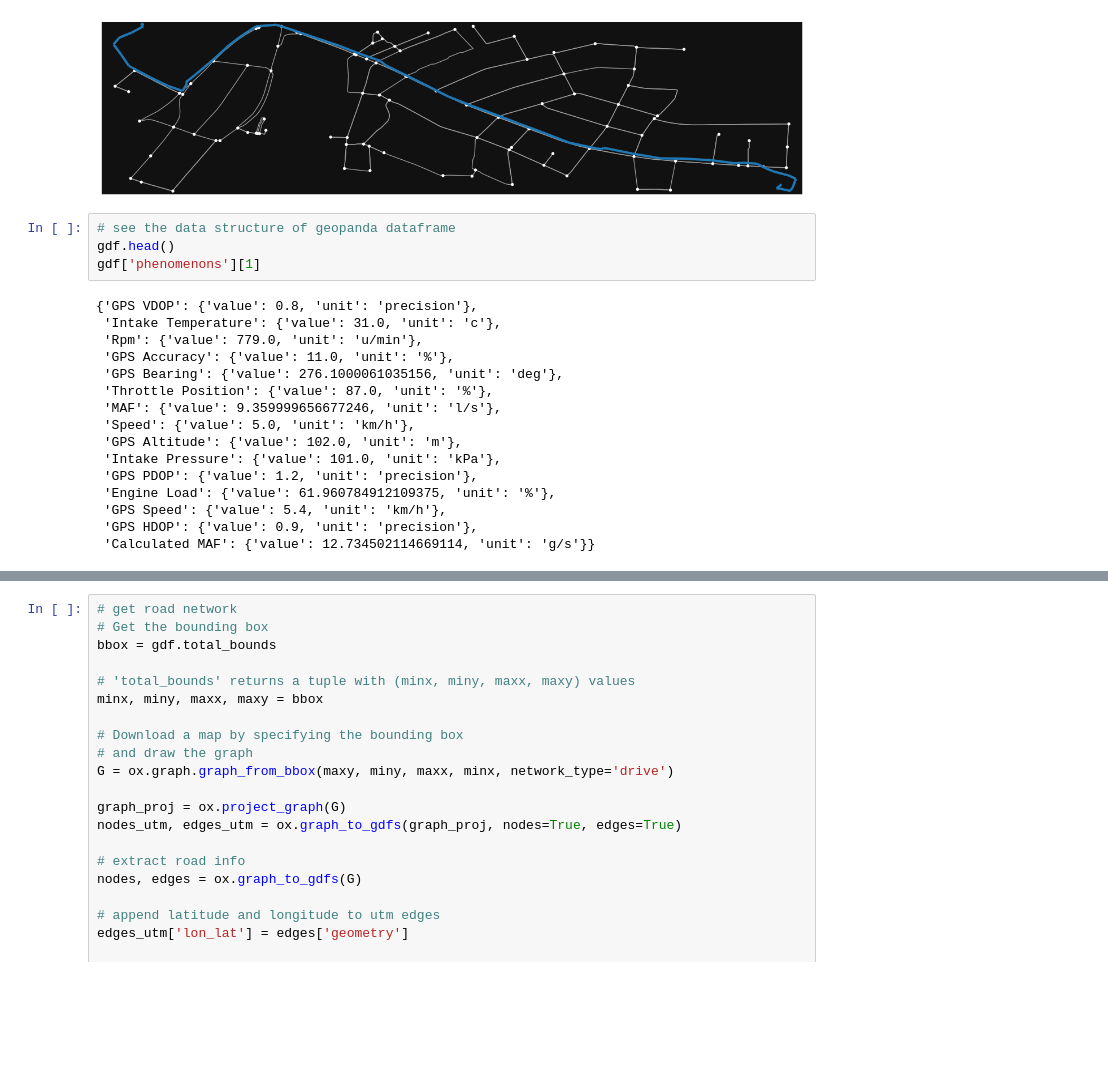
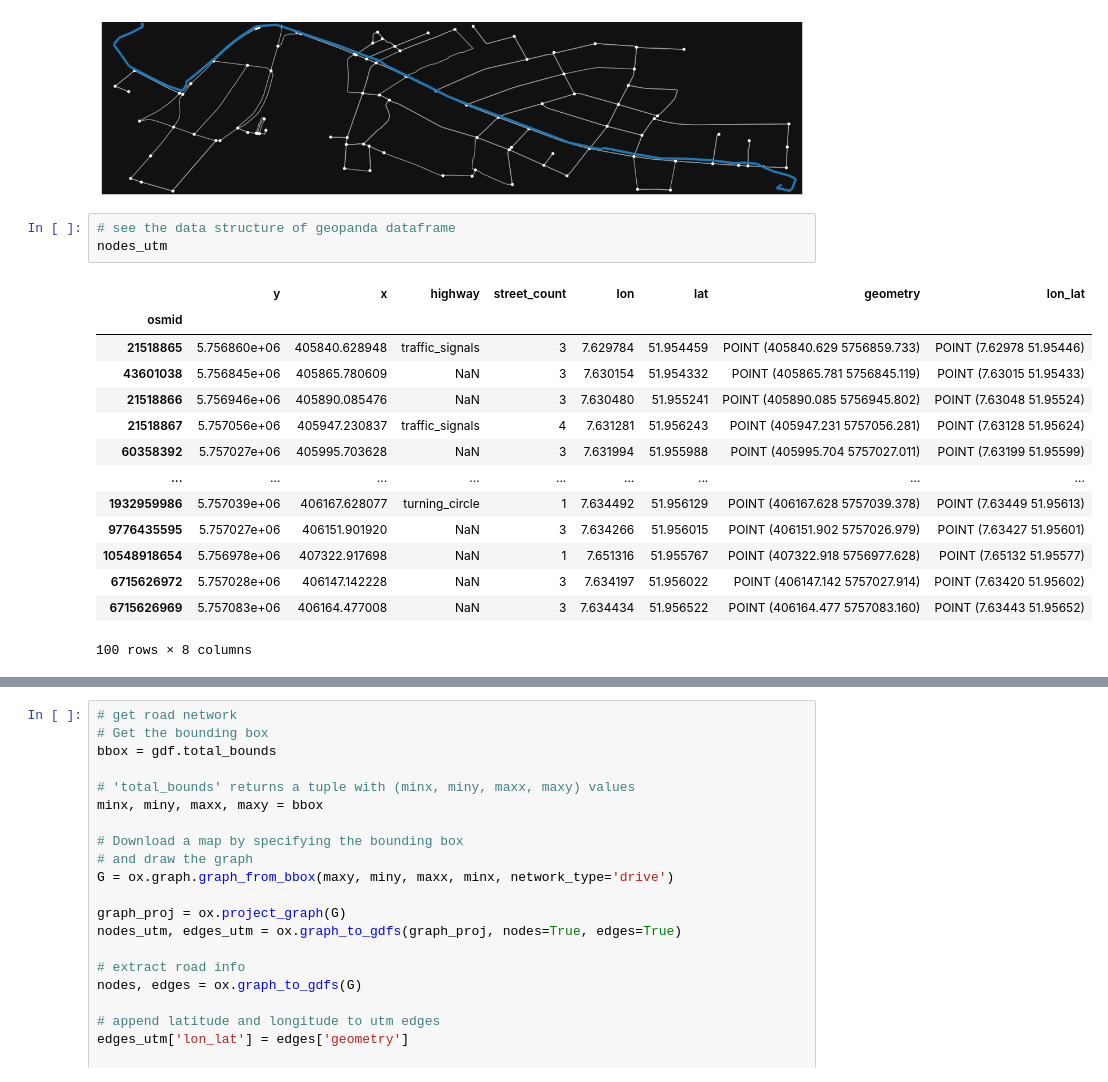
Before and after one commit to gjgress/G-RIPS-2022-Mitsubishi-A, a Jupyter notebook: Code/Fuzzy/trajectory_info.ipynb, the cells around one changed output, grey strips where cells are left out. Drawn from its saved outputs; the diff is of its cells as text; blank space fills up the shorter version.

```diff
--- a/Code/Fuzzy/trajectory_info.ipynb
+++ b/Code/Fuzzy/trajectory_info.ipynb
@@ -77,24 +77,22 @@ AttributeError: module 'osmnx' has no attribute 'features'
 [figure]
 # %%
 # see the data structure of geopanda dataframe
-gdf.head()
-gdf['phenomenons'][1]
+nodes_utm
 # %% [output]
+|  | y | x | highway | street_count | lon | lat | geometry | lon_lat |
+| osmid |  |  |  |  |  |  |  |  |
+| 21518865 | 5.756860e+06 | 405840.628948 | traffic_signals | 3 | 7.629784 | 51.954459 | POINT (405840.629 5756859.733) | POINT (7.62978 51.95446) |
+| 43601038 | 5.756845e+06 | 405865.780609 | NaN | 3 | 7.630154 | 51.954332 | POINT (405865.781 5756845.119) | POINT (7.63015 51.95433) |
+| 21518866 | 5.756946e+06 | 405890.085476 | NaN | 3 | 7.630480 | 51.955241 | POINT (405890.085 5756945.802) | POINT (7.63048 51.95524) |
+| 21518867 | 5.757056e+06 | 405947.230837 | traffic_signals | 4 | 7.631281 | 51.956243 | POINT (405947.231 5757056.281) | POINT (7.63128 51.95624) |
+| 60358392 | 5.757027e+06 | 405995.703628 | NaN | 3 | 7.631994 | 51.955988 | POINT (405995.704 5757027.011) | POINT (7.63199 51.95599) |
+| ... | ... | ... | ... | ... | ... | ... | ... | ... |
+| 1932959986 | 5.757039e+06 | 406167.628077 | turning_circle | 1 | 7.634492 | 51.956129 | POINT (406167.628 5757039.378) | POINT (7.63449 51.95613) |
+| 9776435595 | 5.757027e+06 | 406151.901920 | NaN | 3 | 7.634266 | 51.956015 | POINT (406151.902 5757026.979) | POINT (7.63427 51.95601) |
+| 10548918654 | 5.756978e+06 | 407322.917698 | NaN | 1 | 7.651316 | 51.955767 | POINT (407322.918 5756977.628) | POINT (7.65132 51.95577) |
+| 6715626972 | 5.757028e+06 | 406147.142228 | NaN | 3 | 7.634197 | 51.956022 | POINT (406147.142 5757027.914) | POINT (7.63420 51.95602) |
+| 6715626969 | 5.757083e+06 | 406164.477008 | NaN | 3 | 7.634434 | 51.956522 | POINT (406164.477 5757083.160) | POINT (7.63443 51.95652) |
-{'GPS VDOP': {'value': 0.8, 'unit': 'precision'},
- 'Intake Temperature': {'value': 31.0, 'unit': 'c'},
- 'Rpm': {'value': 779.0, 'unit': 'u/min'},
- 'GPS Accuracy': {'value': 11.0, 'unit': '%'},
- 'GPS Bearing': {'value': 276.1000061035156, 'unit': 'deg'},
- 'Throttle Position': {'value': 87.0, 'unit': '%'},
- 'MAF': {'value': 9.359999656677246, 'unit': 'l/s'},
- 'Speed': {'value': 5.0, 'unit': 'km/h'},
- 'GPS Altitude': {'value': 102.0, 'unit': 'm'},
- 'Intake Pressure': {'value': 101.0, 'unit': 'kPa'},
- 'GPS PDOP': {'value': 1.2, 'unit': 'precision'},
- 'Engine Load': {'value': 61.960784912109375, 'unit': '%'},
- 'GPS Speed': {'value': 5.4, 'unit': 'km/h'},
- 'GPS HDOP': {'value': 0.9, 'unit': 'precision'},
- 'Calculated MAF': {'value': 12.734502114669114, 'unit': 'g/s'}}
+100 rows × 8 columns
 # %%
 # phenomenons contains trajectory information of each time point in dictionary format
 # example of extracting phenomenons from first data point
```
Also changed, not shown: parts of 1 cell of this notebook, 11 other files.
